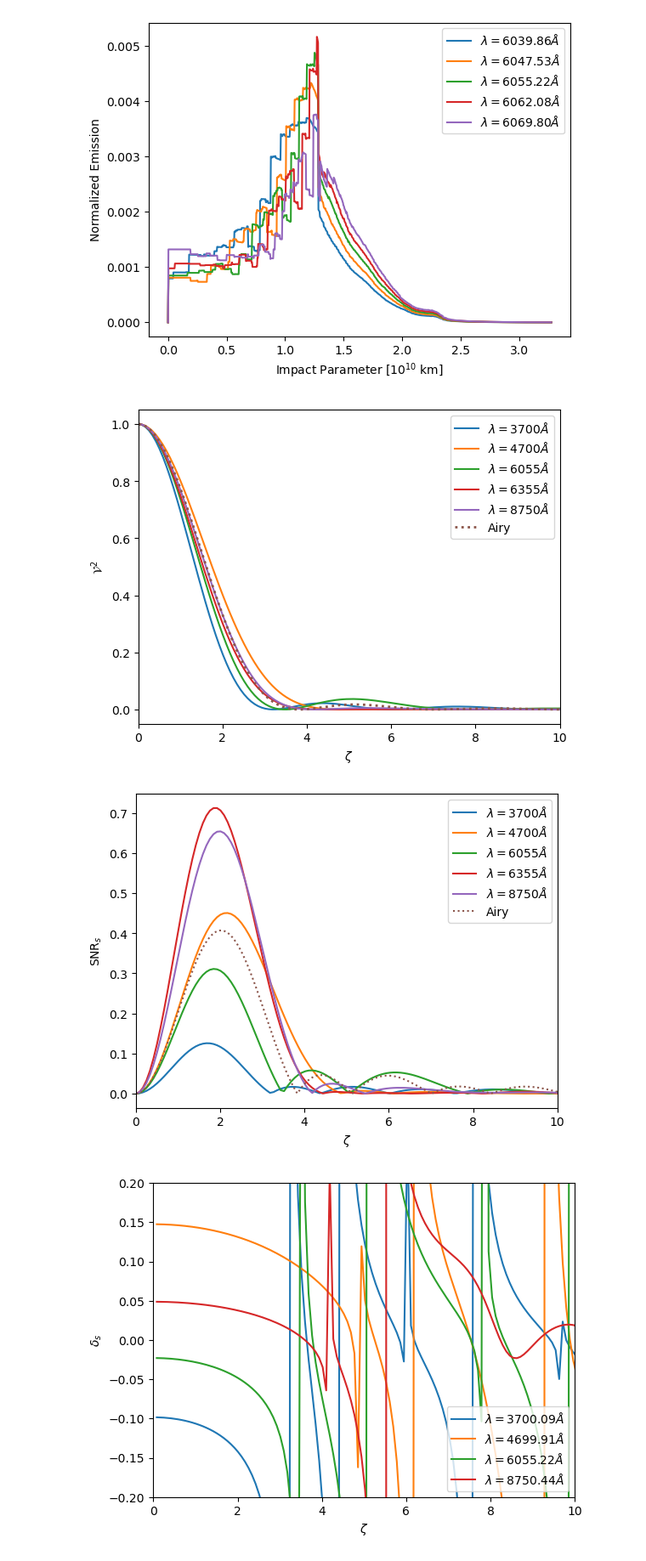
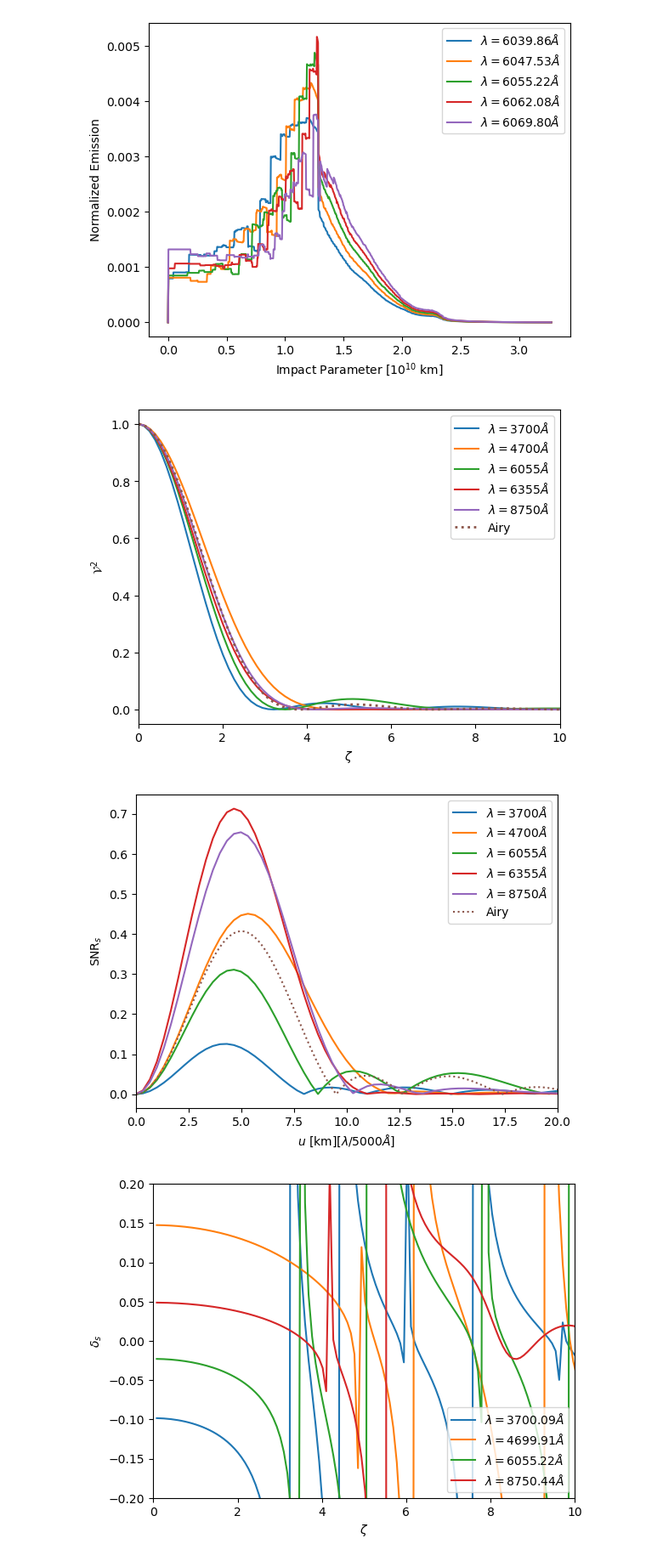
Before and after one commit to AlexGKim/II, a Jupyter notebook: II.ipynb, the cells around one changed output. Shown at 85% size. Saved outputs shown, nothing was run; the diff lists cells and outputs as text; code cells hidden in the pictures.

```diff
--- a/II.ipynb
+++ b/II.ipynb
@@ -216,8 +218,12 @@ def gamma2snr():
     drad = 0.475e15
     drad = 0.875e15
     ndisk = int(2*drad/delta)
-    factor=40
+    factor=25
     norder = factor * 5
+
+    Dwidth = (p_rays[-1]-p_rays[0]) * factor * units.cm
+    DA = cosmo.angular_diameter_distance(0.004)
+    Deltau = (DA/Dwidth).decompose()*5000e-10/1000   #at 5000A in km
 
     # nexpand = int(factor*ndisk)
     flux = numpy.zeros(nd*factor)
@@ -229,39 +235,39 @@ def gamma2snr():
     # for index in [maxorder[0],maxorder[-1],idx6100, idx6177, idx8750]:
     for index in idxs:
         flux[:]=0
         flux[:nd] = I_lam_p[index,:] #block0_values[index,:]
         # flux[:ndisk] = 1
         gamma = dft_polar(flux,norder=norder)
         gamma0 = gamma[0]
         gamma=gamma/gamma[0]
         gamma2 = gamma*gamma
         ax.plot(numpy.arange(gamma2.shape[0])*2*numpy.pi/(nd*factor/ndisk),gamma2,label=r"$\lambda={:.0f}\AA$".format(lambdas[index]))
 
         fm = dgamma2ds(flux, norder=norder)/gamma0**2
         fm= numpy.abs(fm) * dGammadnu[index] * (128*numpy.pi)**(-0.25) * numpy.sqrt(3600/sigma_t)
-        ax2.plot(numpy.arange(fm.shape[0])*2*numpy.pi/(nd*factor/ndisk),fm,label=r"$\lambda={:.0f}\AA$".format(lambdas[index]))
+        ax2.plot(numpy.arange(fm.shape[0])*Deltau,fm,label=r"$\lambda={:.0f}\AA$".format(lambdas[index]))
 
-    zeta = numpy.arange(0,nd,0.01)
+    zeta = numpy.arange(0,nd*10,0.01)
     airy = (2*jv(1,zeta)/zeta)**2
     ax.plot(zeta,airy,label='Airy',ls='dotted',lw=2)
     ax.set_ylabel(r"$\mathcal{V}^2$")
     ax.set_xlabel(r"$\zeta$")
     ax.set_xlim((0,10))
     ax.legend()
     fig.savefig('gamma2.pdf')
     dairy = ((2*jv(1,zeta)/zeta)*(jv(0,zeta)-jv(2,zeta)-2*jv(1,zeta)/zeta))
-    ax2.plot(zeta,numpy.abs(dairy),label='Airy',ls='dotted')
+    ax2.plot(zeta*Deltau / (2*numpy.pi/(nd*factor/ndisk)),numpy.abs(dairy),label='Airy',ls='dotted')
     ax2.set_ylabel(r"$\text{SNR}_s$")
-    ax2.set_xlabel(r"$\zeta$")
-    ax2.set_xlim((0,10))
+    ax2.set_xlabel(r"$u$ [km][$\lambda/5000\AA$]")
+    ax2.set_xlim((0,20))
     # ax2.set_ylim((0,1))
     ax2.legend()
     fig2.savefig('snr.pdf')
 
 gamma2snr()
 # %% [output]
 [figure]
-[figure, old version]
+[figure, new version]
 # %%
 def bias():
     nd = p_rays.shape[0]
```
Also changed, not shown: parts of 1 cell of this notebook, 1 other file.
